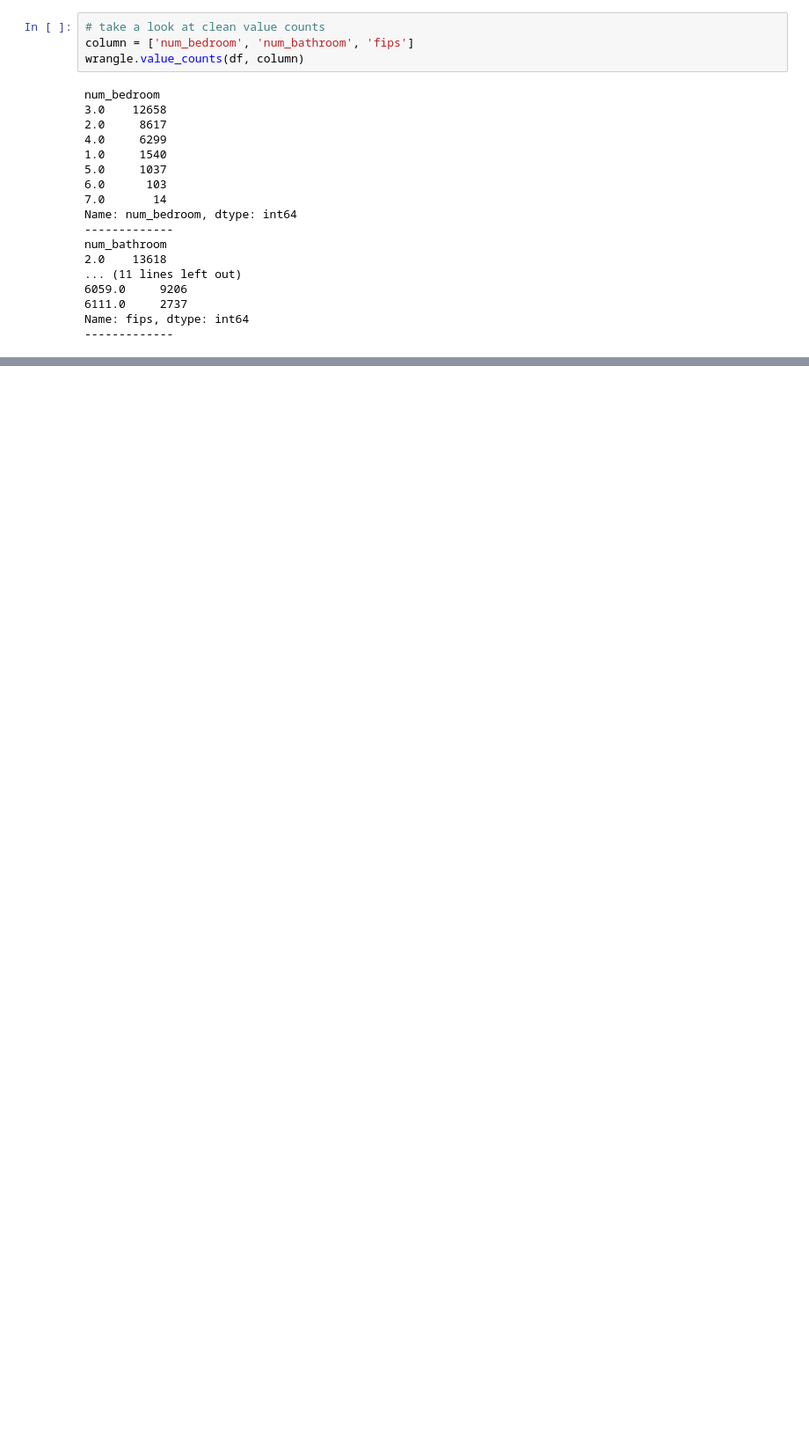
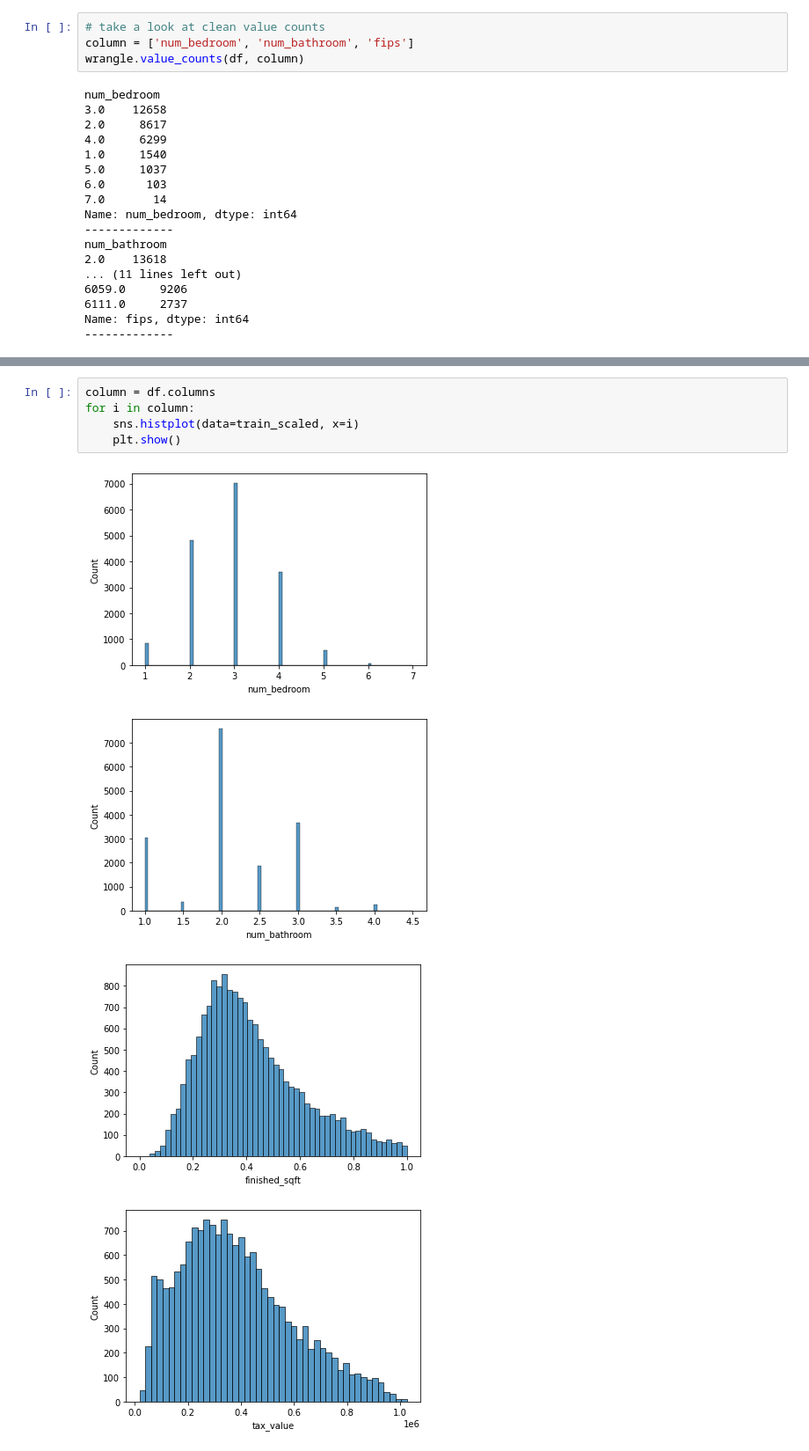
Before and after one commit to DesireeMcElroy/zillow-regression-project, a Jupyter notebook: zillow.ipynb, the cells around one changed output, grey strips where cells are left out. Shown at 88% size. Drawn from its saved outputs; the diff is of its cells as text; blank space fills up the shorter version.

```diff
--- a/zillow.ipynb
+++ b/zillow.ipynb
@@ -231,0 +273,10 @@ Name: fips, dtype: int64
+# %%
+column = df.columns
+for i in column:
+    sns.histplot(data=train_scaled, x=i)
+    plt.show()
+# %% [output]
+[figure, added]
+[figure, added]
+[figure, added]
+[figure, added]
```
Also changed, not shown: parts of 32 cells of this notebook.
